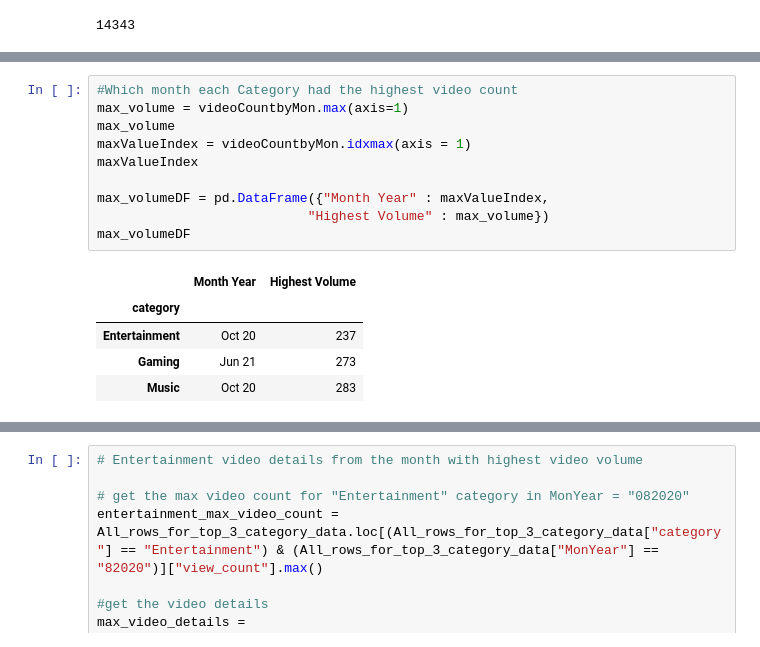
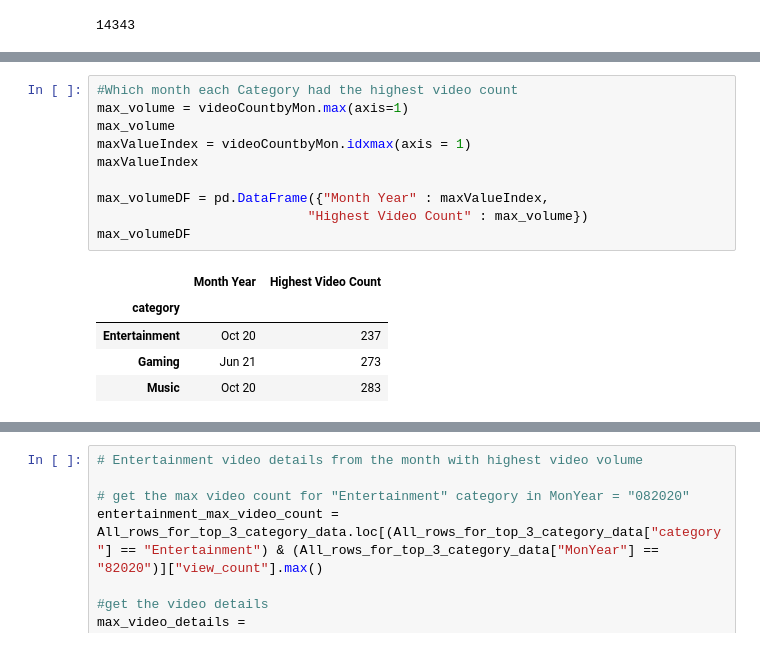
Before and after one commit to robertfben/Covid-Vs.-YouTube-Let-s-get-this-Bread, a Jupyter notebook: Question 3/Question3B.ipynb, the cells around one changed output, grey strips where cells are left out. Drawn from its saved outputs; the diff is of its cells as text.

```diff
--- a/Question 3/Question3B.ipynb
+++ b/Question 3/Question3B.ipynb
@@ -495,15 +410,15 @@ plt.savefig("images/Top_3_Categories_VolumeTrend.png")
 # %%
 #Which month each Category had the highest video count
 max_volume = videoCountbyMon.max(axis=1)
 max_volume
 maxValueIndex = videoCountbyMon.idxmax(axis = 1)
 maxValueIndex
 
 max_volumeDF = pd.DataFrame({"Month Year" : maxValueIndex,
-                           "Highest Volume" : max_volume})
+                           "Highest Video Count" : max_volume})
 max_volumeDF
 # %% [output]
-|  | Month Year | Highest Volume |
+|  | Month Year | Highest Video Count |
 | category |  |  |
 | Entertainment | Oct 20 | 237 |
 | Gaming | Jun 21 | 273 |
```
Also changed, not shown: parts of 12 cells of this notebook, 2 other files.
